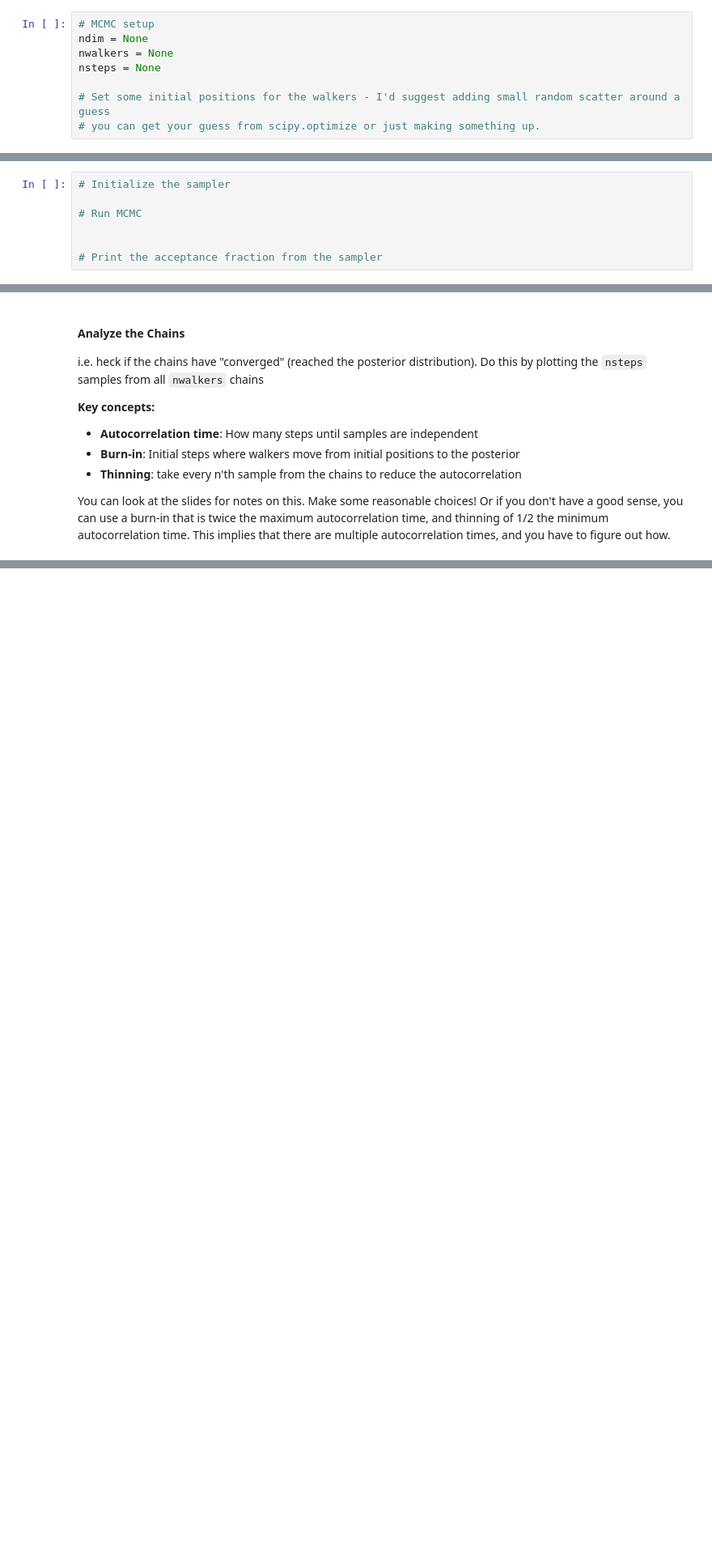
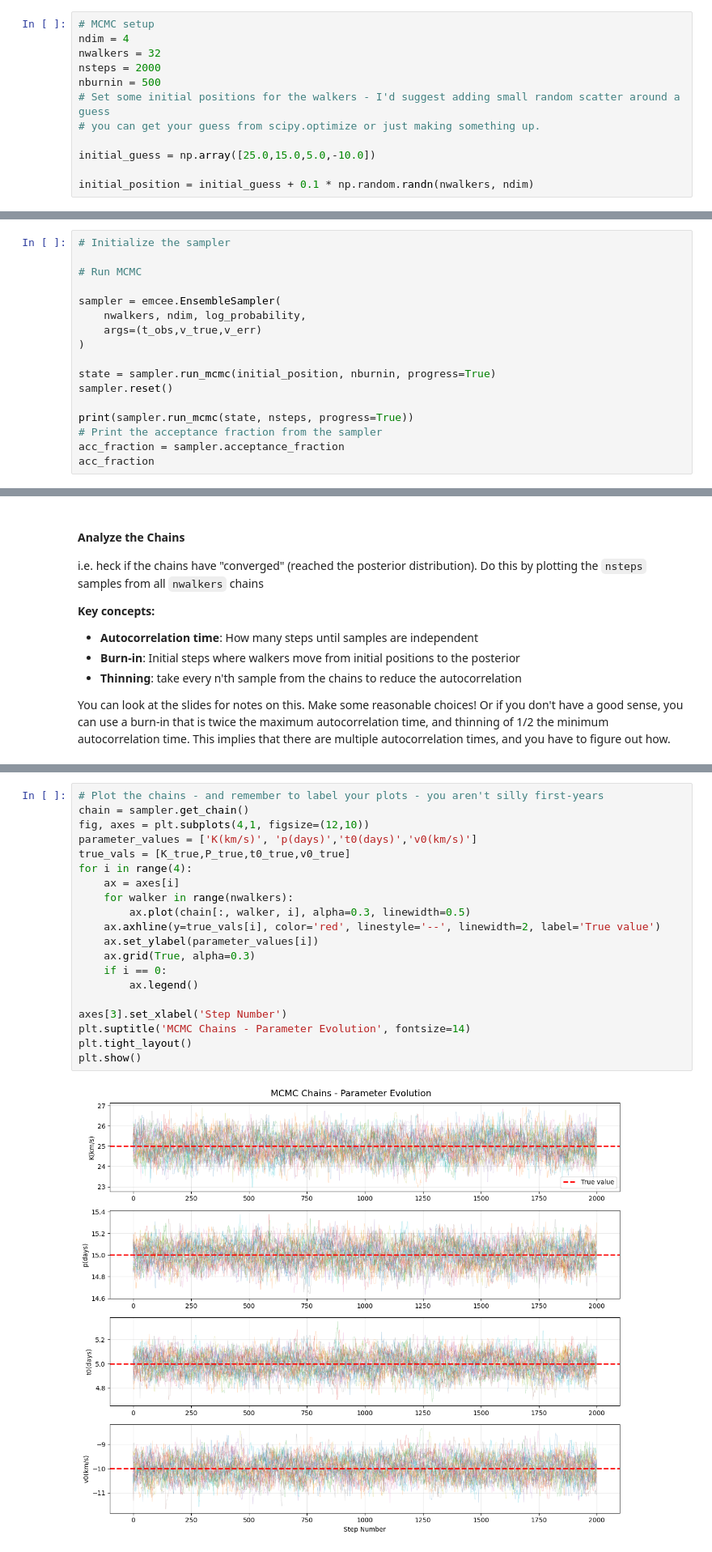
Before and after one commit to veronica-hoffman/ast496_2025_Fall, a Jupyter notebook: homework/02/mcmc_stellar_mass.ipynb, the cells around one changed output, grey strips where cells are left out. Shown at 81% size. Cells and saved outputs as stored; diff of their text form; blank space fills up the shorter version.

```diff
--- a/homework/02/mcmc_stellar_mass.ipynb
+++ b/homework/02/mcmc_stellar_mass.ipynb
@@ -140,12 +162,16 @@ Use the affine-invariant ensemble sampler from `emcee`. This requires:
 **Rule of thumb**: Use at least 2×(number of parameters) walkers.
 # %%
 # MCMC setup
-ndim = None
-nwalkers = None
-nsteps = None
-
+ndim = 4
+nwalkers = 32
+nsteps = 2000
+nburnin = 500
 # Set some initial positions for the walkers - I'd suggest adding small random scatter around a guess
 # you can get your guess from scipy.optimize or just making something up.
+
+initial_guess = np.array([25.0,15.0,5.0,-10.0])
+
+initial_position = initial_guess + 0.1 * np.random.randn(nwalkers, ndim)
 # %% [markdown]
 #### Run the MCMC Sampler
 This may take a minute or two.
@@ -154,5 +180,15 @@ This may take a minute or two.
 
 # Run MCMC
 
+sampler = emcee.EnsembleSampler(
+    nwalkers, ndim, log_probability,
+    args=(t_obs,v_true,v_err)
+)
 
+state = sampler.run_mcmc(initial_position, nburnin, progress=True)
+sampler.reset()
+
+print(sampler.run_mcmc(state, nsteps, progress=True))
 # Print the acceptance fraction from the sampler
+acc_fraction = sampler.acceptance_fraction
+acc_fraction
@@ -178,0 +231,22 @@ You can look at the slides for notes on this. Make some reasonable choices! Or i
+# %%
+# Plot the chains - and remember to label your plots - you aren't silly first-years
+chain = sampler.get_chain()
+fig, axes = plt.subplots(4,1, figsize=(12,10))
+parameter_values = ['K(km/s)', 'p(days)','t0(days)','v0(km/s)']
+true_vals = [K_true,P_true,t0_true,v0_true]
+for i in range(4):
+    ax = axes[i]
+    for walker in range(nwalkers):
+        ax.plot(chain[:, walker, i], alpha=0.3, linewidth=0.5)
+    ax.axhline(y=true_vals[i], color='red', linestyle='--', linewidth=2, label='True value')
+    ax.set_ylabel(parameter_values[i])
+    ax.grid(True, alpha=0.3)
+    if i == 0:
+        ax.legend()
+
+axes[3].set_xlabel('Step Number')
+plt.suptitle('MCMC Chains - Parameter Evolution', fontsize=14)
+plt.tight_layout()
+plt.show()
+# %% [output]
+[figure, added]
```
Also changed, not shown: parts of 14 cells of this notebook, 2 other files.
